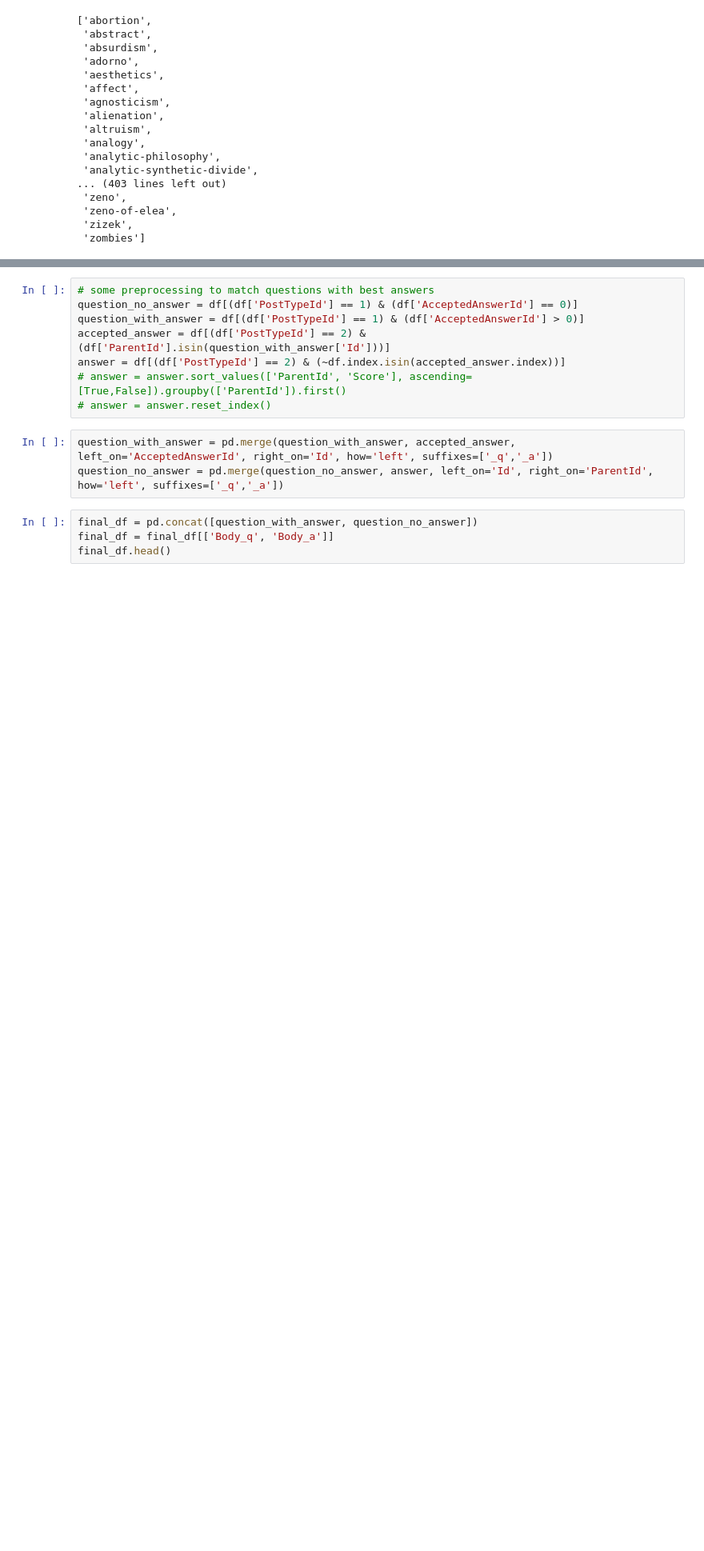
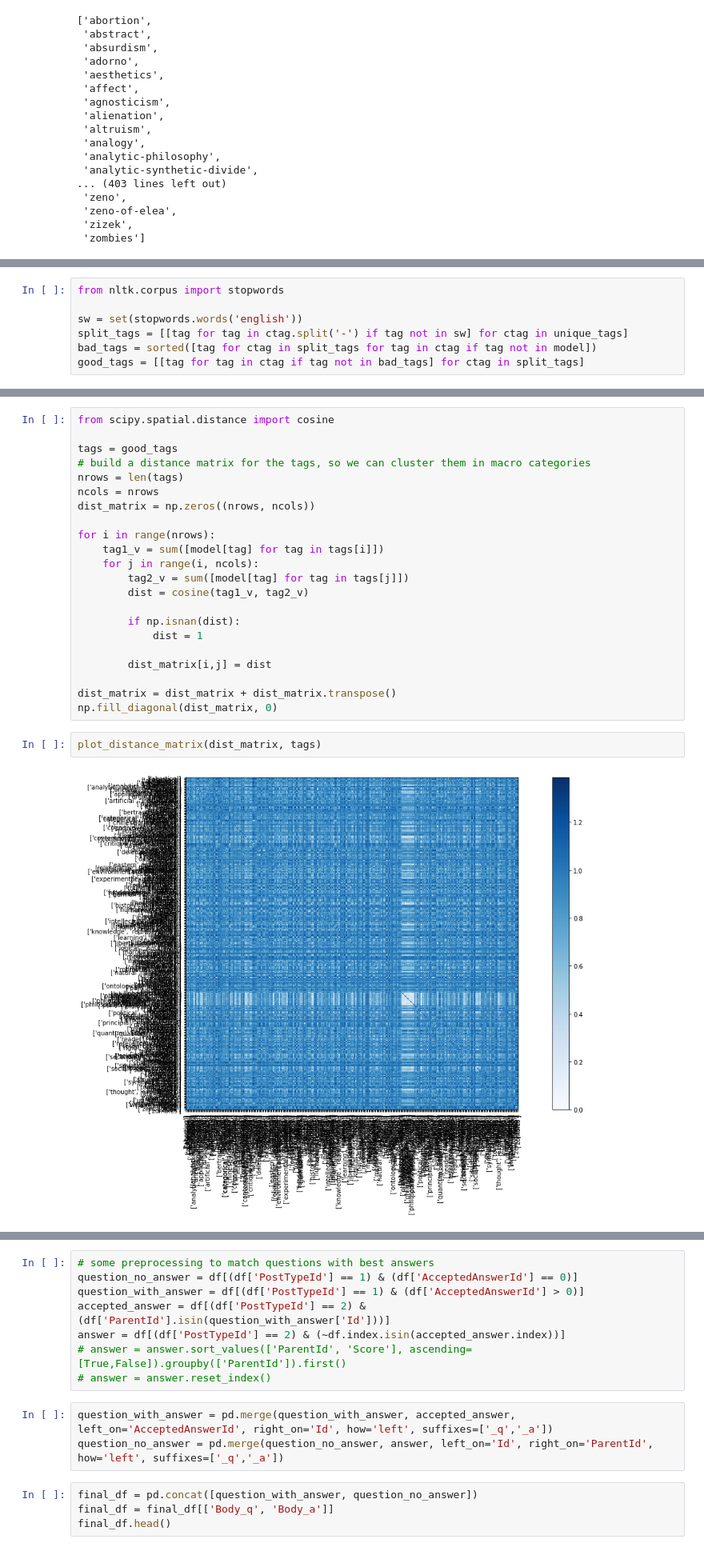
Before and after one commit to macco3k/CCMWLI-2017, a Jupyter notebook: wg4/parse_posts.ipynb, the cells around one changed output, grey strips where cells are left out. Shown at 80% size. Drawn from its saved outputs; the diff is of its cells as text; blank space fills up the shorter version.

```diff
--- a/wg4/parse_posts.ipynb
+++ b/wg4/parse_posts.ipynb
@@ -181,0 +211,7 @@ unique_tags
+# %%
+from nltk.corpus import stopwords
+
+sw = set(stopwords.words('english'))
+split_tags = [[tag for tag in ctag.split('-') if tag not in sw] for ctag in unique_tags]
+bad_tags = sorted([tag for ctag in split_tags for tag in ctag if tag not in model])
+good_tags = [[tag for tag in ctag if tag not in bad_tags] for ctag in split_tags]
@@ -181,0 +224,26 @@ unique_tags
+# %%
+from scipy.spatial.distance import cosine
+
+tags = good_tags
+# build a distance matrix for the tags, so we can cluster them in macro categories
+nrows = len(tags)
+ncols = nrows
+dist_matrix = np.zeros((nrows, ncols))
+
+for i in range(nrows):
+    tag1_v = sum([model[tag] for tag in tags[i]])
+    for j in range(i, ncols):
+        tag2_v = sum([model[tag] for tag in tags[j]])
+        dist = cosine(tag1_v, tag2_v)
+
+        if np.isnan(dist):
+            dist = 1
+
+        dist_matrix[i,j] = dist
+
+dist_matrix = dist_matrix + dist_matrix.transpose()
+np.fill_diagonal(dist_matrix, 0)
+# %%
+plot_distance_matrix(dist_matrix, tags)
+# %% [output]
+[figure, added]
```
Also changed, not shown: parts of 5 cells of this notebook.
